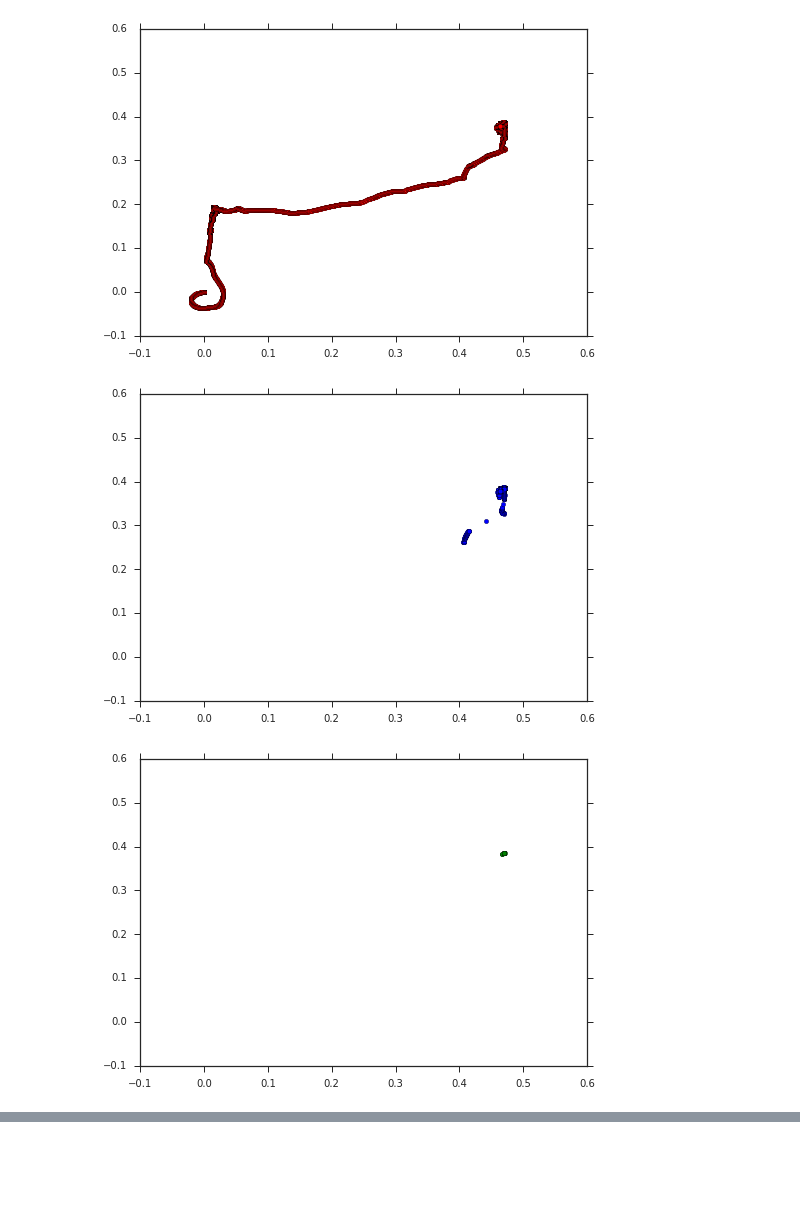
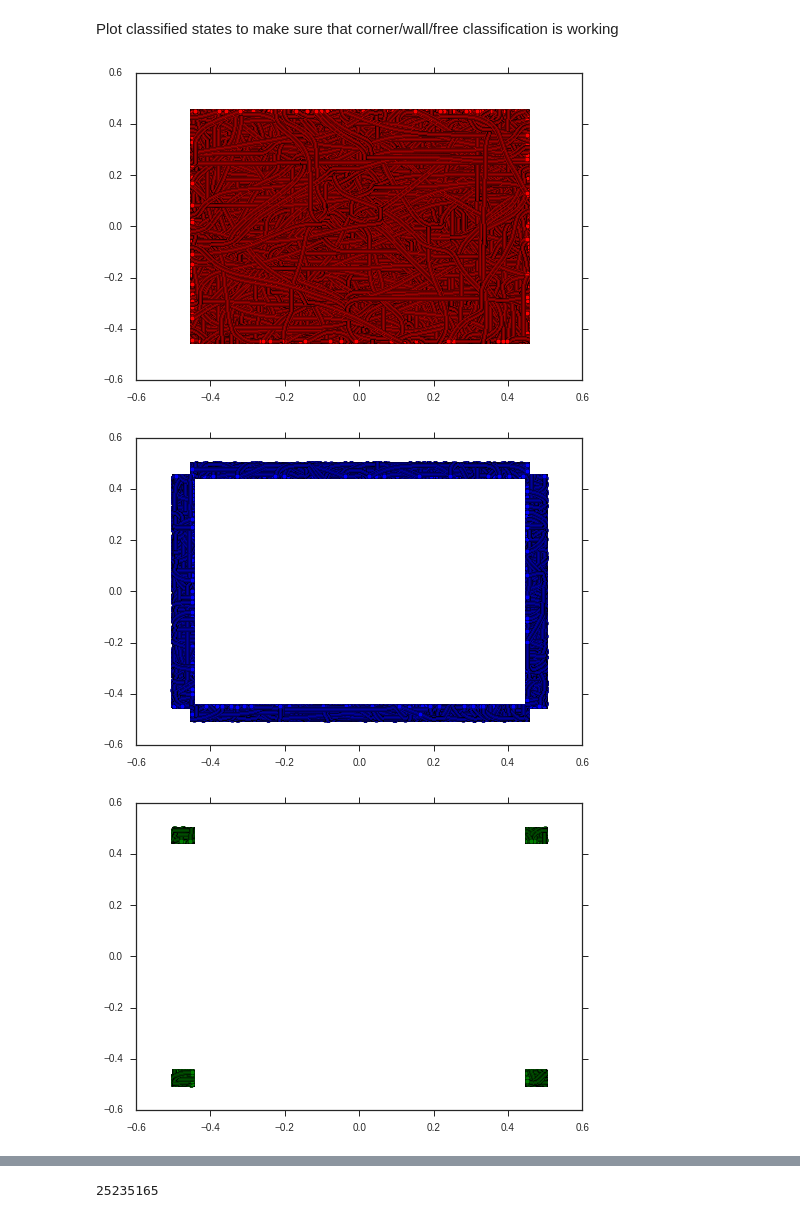
Before and after one commit to alexandroid000/self-assembly, a Jupyter notebook: dataAnalysis/develop/CoarseMarkovModel.ipynb, the cells around one changed output, grey strips where cells are left out. Drawn from its saved outputs; the diff is of its cells as text; code cells hidden in the pictures; blank space fills up the shorter version.

Commit message:
CoarseMarkovModel: stable working state for this notebook

```diff
--- a/dataAnalysis/develop/CoarseMarkovModel.ipynb
+++ b/dataAnalysis/develop/CoarseMarkovModel.ipynb
@@ -32,18 +36,29 @@ print(df.head())
 # %%
 RESOLUTION_OF_S1 = 0.1 #This is used to discretize the yaw angle over 0 - 2*pi
 
-def classify(yaw,numwalls):
-    disc_yaw = (int(yaw / RESOLUTION_OF_S1) * RESOLUTION_OF_S1)
-    if int(numwalls) == 0:
+def classify(x,y,numwalls):
+    walls = 0
+    if abs(x) > 0.45:
+        walls += 1
+    if abs(y) > 0.45:
+        walls += 1
+    if walls == 0:
         return "FREE"
-    elif int(numwalls) == 1:
+    elif walls == 1:
         return "WALL"
     else:
         return "CORNER"
+    #disc_yaw = (int(yaw / RESOLUTION_OF_S1) * RESOLUTION_OF_S1)
+    #if int(numwalls) == 0:
+    #    return "FREE"
+    #elif int(numwalls) == 1:
+    #    return "WALL"
+    #else:
+    #    return "CORNER"
 # %%
 df_discretized = pd.read_csv('../data/clean-wall-collision.csv', index_col=False)
 
-df_discretized['StateLabel'] = df_discretized.apply(lambda dat: classify(dat['Yaw'], dat['NumberOfWalls']),axis=1)
+df_discretized['StateLabel'] = df_discretized.apply(lambda dat: classify(dat['X'],dat['Y'], dat['NumberOfWalls']),axis=1)
 df_discretized.to_csv('../data/classified-time-series.csv', index = False)
 
 print(df_discretized.head())
@@ -57,24 +72,25 @@ print(df_discretized.head())
+# %% [markdown]
+Plot classified states to make sure that corner/wall/free classification is working
 # %%
-states = ['Free','WALL','CORNER']
 
 free = df_discretized.loc[df_discretized['StateLabel'] == 'FREE']
-plt.xlim(-0.1,0.6)
-plt.ylim(-0.1,0.6)
+plt.xlim(-0.6,0.6)
+plt.ylim(-0.6,0.6)
 plt.scatter(free['X'],free['Y'],c='red',marker='o',edgecolors=None)
 plt.show()
 
 wall = df_discretized.loc[df_discretized['StateLabel'] == 'WALL']
-plt.xlim(-0.1,0.6)
-plt.ylim(-0.1,0.6)
+plt.xlim(-0.6,0.6)
+plt.ylim(-0.6,0.6)
 plt.scatter(wall['X'],wall['Y'],c='blue',marker='o',edgecolors=None)
 plt.show()
 
 corner = df_discretized.loc[df_discretized['StateLabel'] == 'CORNER']
-plt.xlim(-0.1,0.6)
-plt.ylim(-0.1,0.6)
+plt.xlim(-0.6,0.6)
+plt.ylim(-0.6,0.6)
 plt.scatter(corner['X'],corner['Y'],c='green',marker='o',edgecolors=None)
 plt.show()
 # %% [output]
-[figure, old version]
+[figure, new version]
-[figure, old version]
+[figure, new version]
-[figure, old version]
+[figure, new version]
@@ -80,0 +98,9 @@ plt.show()
+# %%
+plt.xlim(-0.6,0.6)
+plt.ylim(-0.6,0.6)
+plt.scatter(wall['X'],wall['Y'],c='blue',marker='o',edgecolors=None)
+plt.scatter(free['X'],free['Y'],c='red',marker='o',edgecolors=None)
+plt.scatter(corner['X'],corner['Y'],c='green',marker='o',edgecolors=None)
+plt.show()
+# %% [output]
+25235165
```
Also changed, not shown: parts of 7 cells of this notebook, 2 other files.
